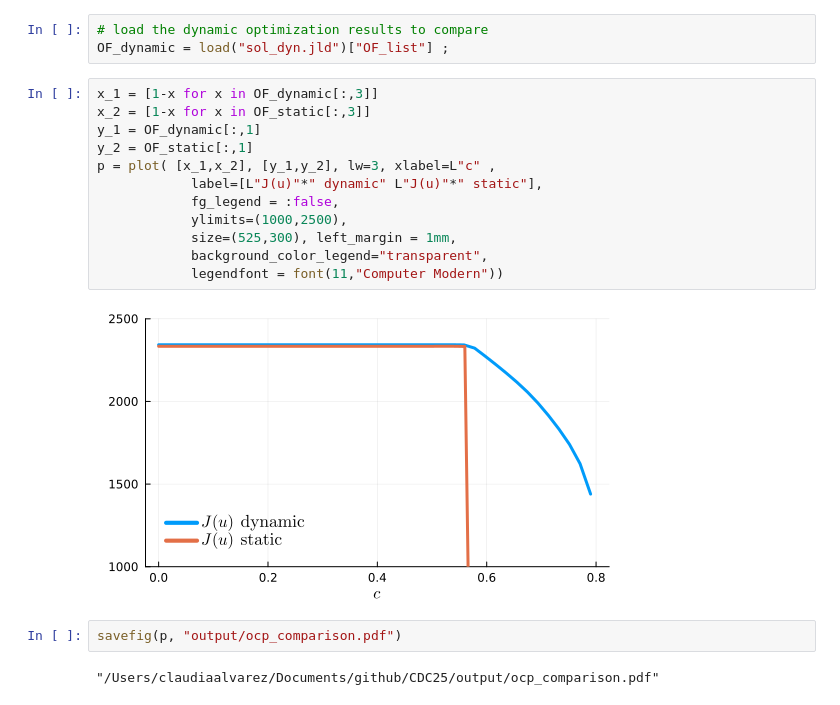
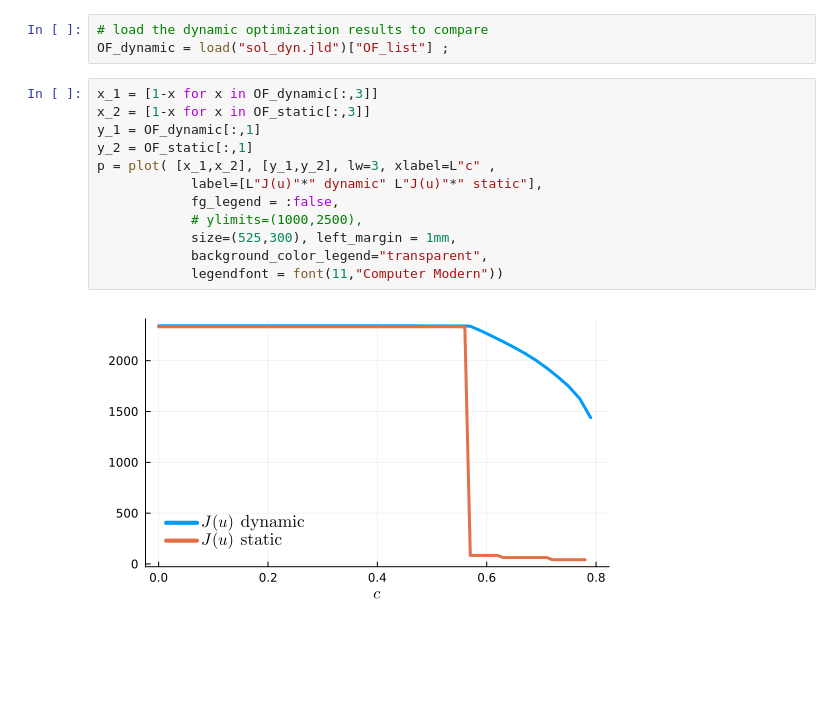
Before and after one commit to calvarezlatuz/ECC26, a Jupyter notebook: static_optimization.ipynb, the cells around one changed output. Drawn from its saved outputs; the diff is of its cells as text; blank space fills up the shorter version.

```diff
--- a/static_optimization.ipynb
+++ b/static_optimization.ipynb
@@ -245,18 +245,14 @@ OF_dynamic = load("sol_dyn.jld")["OF_list"] ;
 # %%
 x_1 = [1-x for x in OF_dynamic[:,3]]
 x_2 = [1-x for x in OF_static[:,3]]
 y_1 = OF_dynamic[:,1]
 y_2 = OF_static[:,1]
 p = plot( [x_1,x_2], [y_1,y_2], lw=3, xlabel=L"c" ,
             label=[L"J(u)"*" dynamic" L"J(u)"*" static"],
             fg_legend = :false,
-            ylimits=(1000,2500),
+            # ylimits=(1000,2500),
             size=(525,300), left_margin = 1mm,
             background_color_legend="transparent",
             legendfont = font(11,"Computer Modern"))
 # %% [output]
-[figure, old version]
+[figure, new version]
-# %%
-savefig(p, "output/ocp_comparison.pdf")
-# %% [output]
-"/Users/claudiaalvarez/Documents/github/CDC25/output/ocp_comparison.pdf"
```
Also changed, not shown: parts of 2 cells of this notebook, 9 other files.
